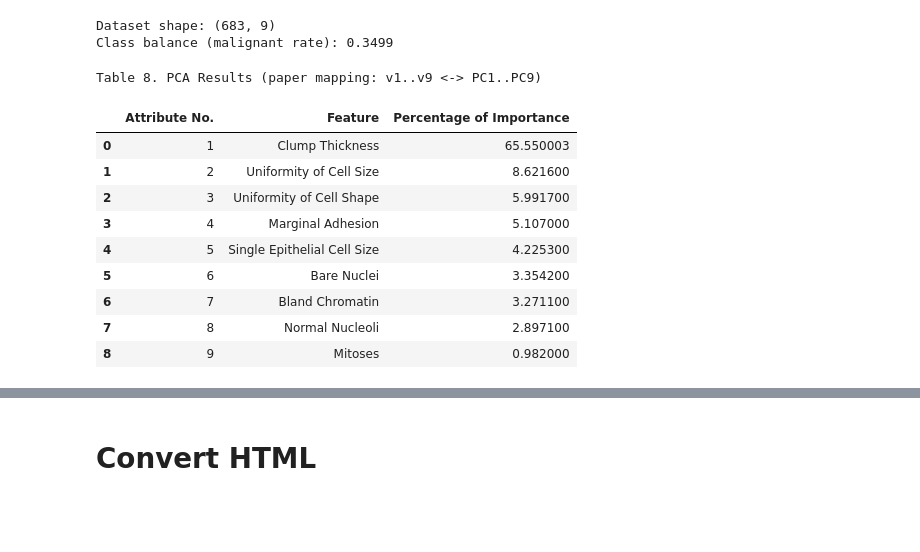
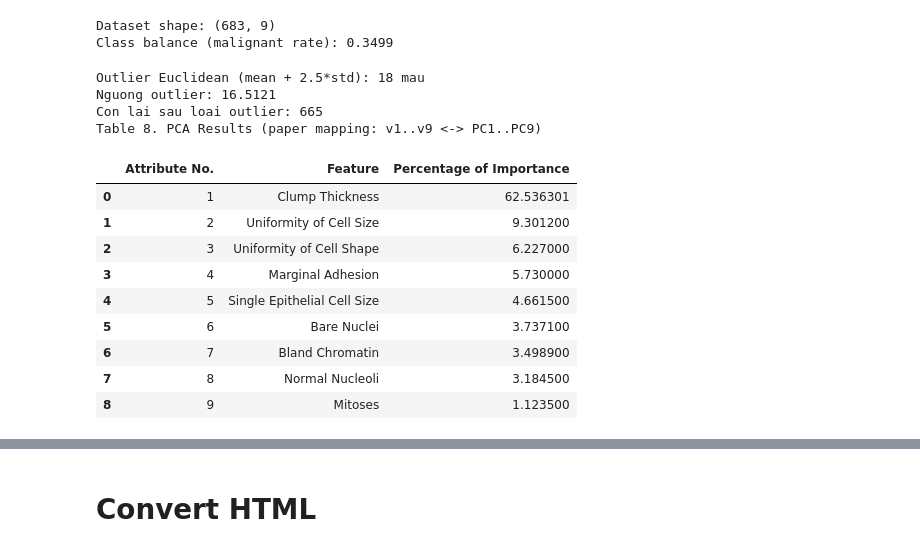
Before and after one commit to HuyLuong2002/anfis-breast-cancer, a Jupyter notebook: anfis_pca_scikit_anfis_training.ipynb, the cells around one changed output, grey strips where cells are left out. Saved outputs shown, nothing was run; the diff lists cells and outputs as text; code cells hidden in the pictures; blank space fills up the shorter version.

```diff
--- a/anfis_pca_scikit_anfis_training.ipynb
+++ b/anfis_pca_scikit_anfis_training.ipynb
@@ -102,11 +101,34 @@ feature_name_map = {
     "mitoses": "Mitoses",
 }
 
+# Loai ngoai lai bang khoang cach Euclidean tren 9 dac trung goc (WBCD scale 1-10)
+OUTLIER_STD_MULTIPLIER = 2.5
+y_all = y.astype(int)
+
+data_center = X.mean(axis=0)
+euclidean_distances = np.linalg.norm(X - data_center, axis=1)
+outlier_threshold = euclidean_distances.mean() + OUTLIER_STD_MULTIPLIER * euclidean_distances.std()
+outlier_mask = euclidean_distances > outlier_threshold
+keep_mask = ~outlier_mask
+
+X_clean = X[keep_mask]
+y_clean = y_all[keep_mask]
+df_clean = df.iloc[keep_mask].reset_index(drop=True)
+
+outlier_dropped_df = df.iloc[outlier_mask][["sample_code_number", "class"]].copy()
+outlier_dropped_df["euclidean_distance"] = euclidean_distances[outlier_mask]
+outlier_dropped_df["outlier_threshold"] = outlier_threshold
+outlier_dropped_df = outlier_dropped_df.sort_values("euclidean_distance", ascending=False).reset_index(drop=True)
+
+print(f"\nOutlier Euclidean (mean + {OUTLIER_STD_MULTIPLIER}*std): {int(outlier_mask.sum())} mau")
+print("Nguong outlier:", round(float(outlier_threshold), 4))
+print("Con lai sau loai outlier:", len(X_clean))
+
 # Normalize toan bo 9 dac trung (paper co neu normalized data)
 scaler = StandardScaler()
-X_norm = scaler.fit_transform(X).astype(np.float32)
+X_norm = scaler.fit_transform(X_clean).astype(np.float32)
 
-# Fit PCA tren TOAN BO mau sach (683) truoc khi chon feature
+# Fit PCA tren mau sach sau loai outlier
 pca_full = PCA(n_components=9, random_state=42)
 pca_full.fit(X_norm)
 
@@ -140,53 +162,55 @@ print(
 )
 print("PC1 explained variance ratio:", round(float(pca_full.explained_variance_ratio_[0]), 4))
 
 # Paper ghi 200/263/200 => tong 663 mau.
-# Loai 20 mau theo chat luong tren tap feature da chon.
-y_all = y.astype(int)
+# Loai mau theo chat luong tren tap feature da chon (cung hang voi X_selected / y_clean).
 n_drop = len(X_selected) - 663
 
-centroid_benign = X_selected[y_all == 0].mean(axis=0)
-centroid_malignant = X_selected[y_all == 1].mean(axis=0)
+centroid_benign = X_selected[y_clean == 0].mean(axis=0)
+centroid_malignant = X_selected[y_clean == 1].mean(axis=0)
 dist_to_benign = np.linalg.norm(X_selected - centroid_benign, axis=1)
 dist_to_malignant = np.linalg.norm(X_selected - centroid_malignant, axis=1)
-own_dist = np.where(y_all == 0, dist_to_benign, dist_to_malignant)
-other_dist = np.where(y_all == 0, dist_to_malignant, dist_to_benign)
+own_dist = np.where(y_clean == 0, dist_to_benign, dist_to_malignant)
+other_dist = np.where(y_clean == 0, dist_to_malignant, dist_to_benign)
 quality_score = other_dist - own_dist
 
 drop_idx = np.argsort(quality_score)[:n_drop]
-keep_mask = np.ones(len(X_selected), dtype=bool)
-keep_mask[drop_idx] = False
+quality_keep_mask = np.ones(len(X_selected), dtype=bool)
+quality_keep_mask[drop_idx] = False
 
-indices = np.where(keep_mask)[0]
+indices = np.where(quality_keep_mask)[0]
 X_663 = X_selected[indices]
-y_663 = y_all[indices]
+y_663 = y_clean[indices]
 
-dropped_df = df.iloc[drop_idx][["sample_code_number", "class"]].copy()
-dropped_df["quality_score"] = quality_score[drop_idx]
-dropped_df = dropped_df.sort_values("quality_score", ascending=True).reset_index(drop=True)
+quality_dropped_df = df_clean.iloc[drop_idx][["sample_code_number", "class"]].copy()
+quality_dropped_df["quality_score"] = quality_score[drop_idx]
+quality_dropped_df = quality_dropped_df.sort_values("quality_score", ascending=True).reset_index(drop=True)
 
 # Split dung kich thuoc paper va giu ty le class on dinh (stratified)
 X_train, X_temp, y_train, y_temp = train_test_split(
     X_663, y_663, train_size=200, random_state=42, stratify=y_663,
 )
 X_check, X_test, y_check, y_test = train_test_split(
     X_temp, y_temp, train_size=263, random_state=42, stratify=y_temp,
 )
 
 print("\nSplit theo paper (train/check/test):", X_train.shape, X_check.shape, X_test.shape)
 print("So mau bi bo de bam paper:", int(len(X_selected) - len(X_663)))
 print("Class sau drop 663 -> benign:", int((y_663 == 0).sum()), "malignant:", int((y_663 == 1).sum()))
 print("Ty le malignant sau drop:", round(float((y_663 == 1).mean()), 4))
 # %% [output]
+Outlier Euclidean (mean + 2.5*std): 18 mau
+Nguong outlier: 16.5121
+Con lai sau loai outlier: 665
 Table 8. PCA Results (paper mapping: v1..v9 <-> PC1..PC9)
 |  | Attribute No. | Feature | Percentage of Importance |
-| 0 | 1 | Clump Thickness | 65.550003 |
-| 1 | 2 | Uniformity of Cell Size | 8.621600 |
-| 2 | 3 | Uniformity of Cell Shape | 5.991700 |
-| 3 | 4 | Marginal Adhesion | 5.107000 |
-| 4 | 5 | Single Epithelial Cell Size | 4.225300 |
-| 5 | 6 | Bare Nuclei | 3.354200 |
-| 6 | 7 | Bland Chromatin | 3.271100 |
-| 7 | 8 | Normal Nucleoli | 2.897100 |
-| 8 | 9 | Mitoses | 0.982000 |
+| 0 | 1 | Clump Thickness | 62.536301 |
+| 1 | 2 | Uniformity of Cell Size | 9.301200 |
+| 2 | 3 | Uniformity of Cell Shape | 6.227000 |
+| 3 | 4 | Marginal Adhesion | 5.730000 |
+| 4 | 5 | Single Epithelial Cell Size | 4.661500 |
+| 5 | 6 | Bare Nuclei | 3.737100 |
+| 6 | 7 | Bland Chromatin | 3.498900 |
+| 7 | 8 | Normal Nucleoli | 3.184500 |
+| 8 | 9 | Mitoses | 1.123500 |
 3 features for ANFIS (paper v1, v2, v3): ['clump_thickness', 'uniformity_of_cell_size', 'uniformity_of_cell_shape']
```
Also changed, not shown: parts of 8 cells of this notebook, 18 other files.
